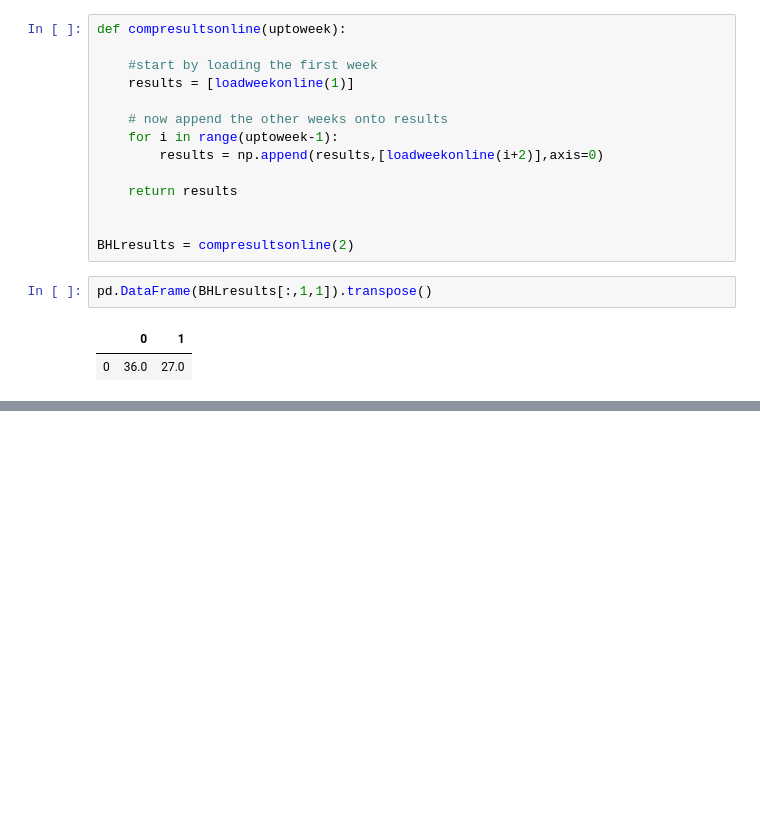
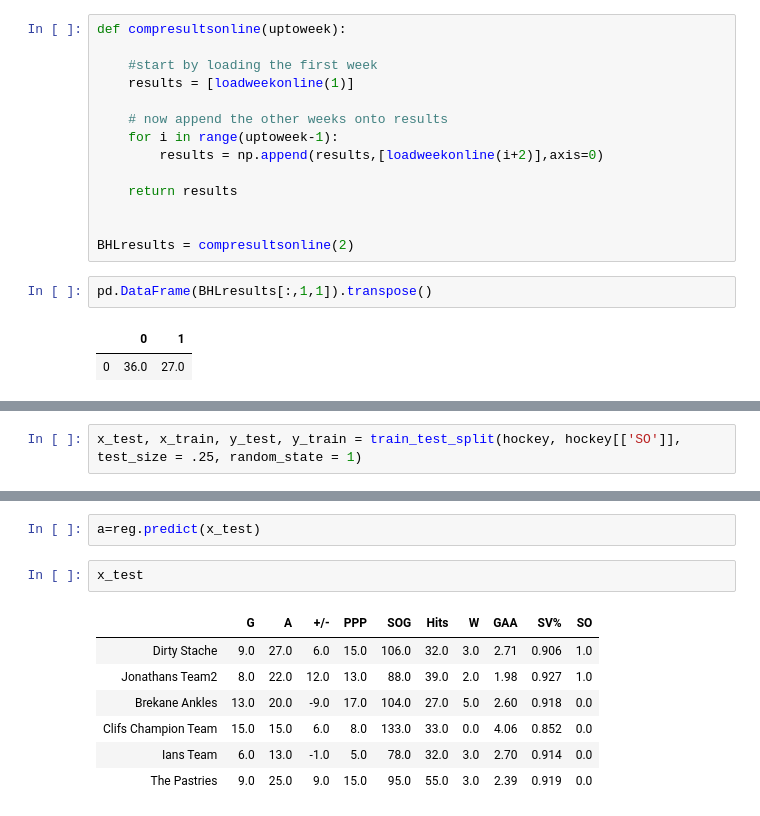
Before and after one commit to PanOliver/fan_hockey, a Jupyter notebook: FHL_OP.ipynb, the cells around one changed output, grey strips where cells are left out. Saved outputs shown, nothing was run; the diff lists cells and outputs as text; blank space fills up the shorter version.

```diff
--- a/FHL_OP.ipynb
+++ b/FHL_OP.ipynb
@@ -87,0 +141,2 @@ pd.DataFrame(BHLresults[:,1,1]).transpose()
+# %%
+x_test, x_train, y_test, y_train = train_test_split(hockey, hockey[['SO']], test_size = .25, random_state = 1)
@@ -87,0 +154,12 @@ pd.DataFrame(BHLresults[:,1,1]).transpose()
+# %%
+a=reg.predict(x_test)
+# %%
+x_test
+# %% [output]
+|  | G | A | +/- | PPP | SOG | Hits | W | GAA | SV% | SO |
+| Dirty Stache | 9.0 | 27.0 | 6.0 | 15.0 | 106.0 | 32.0 | 3.0 | 2.71 | 0.906 | 1.0 |
+| Jonathans Team2 | 8.0 | 22.0 | 12.0 | 13.0 | 88.0 | 39.0 | 2.0 | 1.98 | 0.927 | 1.0 |
+| Brekane Ankles | 13.0 | 20.0 | -9.0 | 17.0 | 104.0 | 27.0 | 5.0 | 2.60 | 0.918 | 0.0 |
+| Clifs Champion Team | 15.0 | 15.0 | 6.0 | 8.0 | 133.0 | 33.0 | 0.0 | 4.06 | 0.852 | 0.0 |
+| Ians Team | 6.0 | 13.0 | -1.0 | 5.0 | 78.0 | 32.0 | 3.0 | 2.70 | 0.914 | 0.0 |
+| The Pastries | 9.0 | 25.0 | 9.0 | 15.0 | 95.0 | 55.0 | 3.0 | 2.39 | 0.919 | 0.0 |
```
Also changed, not shown: parts of 13 cells of this notebook.
